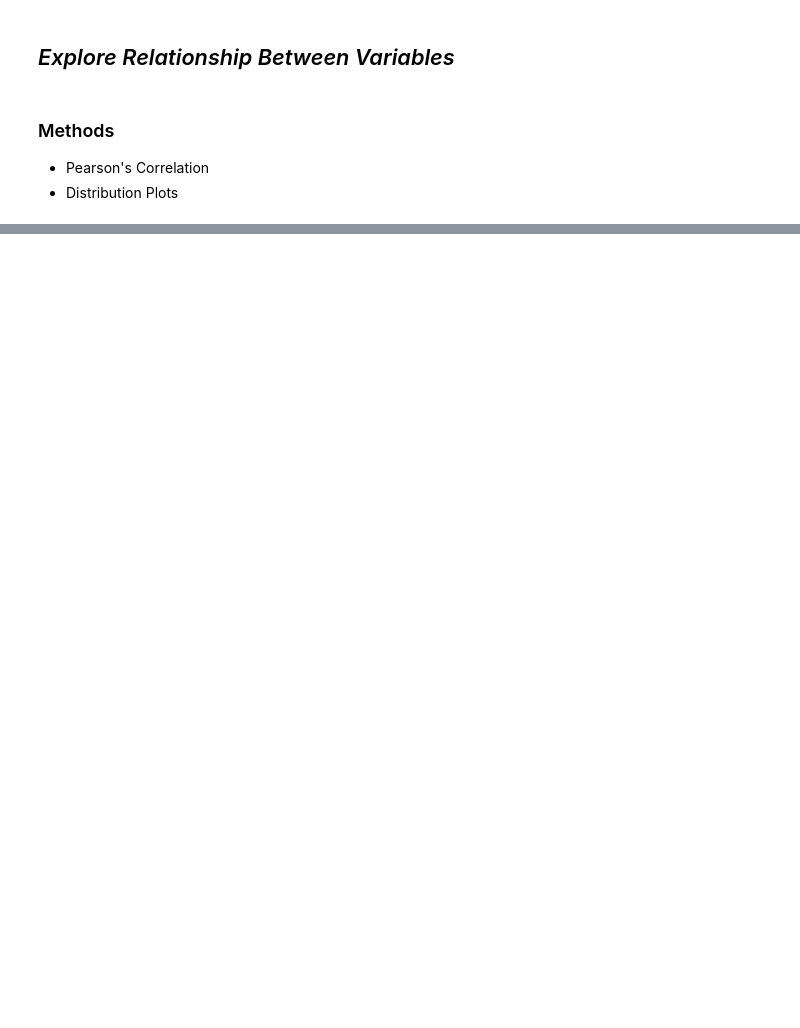
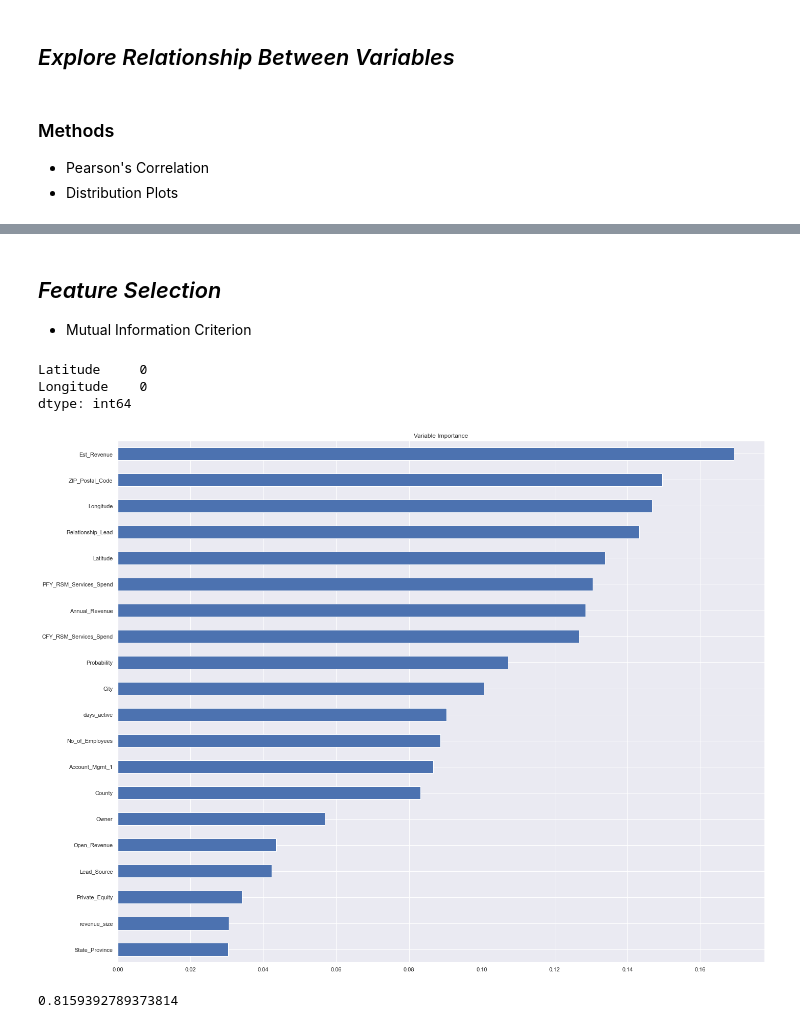
Before and after one commit to benkarabinus/TOOL1_FINAL_PROJECT, a Jupyter notebook: Karabinus_Ben_Final_Project_Rough.ipynb, the cells around one changed output, grey strips where cells are left out. Saved outputs shown, nothing was run; the diff lists cells and outputs as text; code cells hidden in the pictures; blank space fills up the shorter version.

```diff
--- a/Karabinus_Ben_Final_Project_Rough.ipynb
+++ b/Karabinus_Ben_Final_Project_Rough.ipynb
@@ -286,0 +497,48 @@ opportunities.to_excel('Opportunity_reduced.xlsx')
+# %% [markdown]
+## *_Feature Selection_*
+
+- Mutual Information Criterion
+# %%
+opportunities.drop(columns=['Est_Close_Date', 'System_Close_Date', 'Created_On'], inplace=True)
+opportunities.dropna(axis=0, inplace=True)
+# %%
+opportunities[['Latitude', 'Longitude']].isna().sum()
+# %% [output]
+Latitude     0
+Longitude    0
+dtype: int64
+# %%
+"""preprocessing"""
+x = opportunities.iloc[:, :-1]
+y = opportunities.iloc[:, -1]
+x_catboost = opportunities.iloc[:, :-1]
+y_catboost = opportunities.iloc[:, -1]
+numeric_idx = x.select_dtypes(include=['int64', 'float64']).columns
+categorical_idx = x.select_dtypes(include=['object', 'bool']).columns
+oe = OrdinalEncoder()
+oe.fit(x[categorical_idx])
+x[categorical_idx] = oe.transform(x[categorical_idx])
+numeric_scaler = RobustScaler()
+x[numeric_idx] = numeric_scaler.fit_transform(x[numeric_idx])
+le = LabelEncoder()
+le.fit(y)
+y = le.transform(y)
+x_train, x_test, y_train, y_test = train_test_split(x, y, test_size=0.30, random_state=1)
+x_train_cat, x_test_cat, y_train_cat, y_test_cat = train_test_split(x, y, test_size=0.30, random_state=1)
+# %%
+"""define Mutual Info classifier"""
+importance = mutual_info_classif(x_train, y_train, random_state=14)
+importance = pd.Series(importance, index=x_test.columns)
+importance.sort_values(ascending=False, inplace=True)
+#selector = SelectKBest(score_func=mutual_info_classif, k=20)
+#selector.fit(x_train, y_train)
+#importance_2 = pd.Series(selector.scores_[0:20], index=selector.get_feature_names_out())
+#importance_2.sort_values(ascending=False, inplace=True)
+#x_train_features = selector.transform(x_train)
+# %%
+"""Plot variable importance"""
+importance[0:20].sort_values(ascending=True).plot.barh(figsize=(20, 15))
+plt.title('Variable Importance')
+plt.tight_layout()
+# %% [output]
+[figure, added]
@@ -286,0 +549,10 @@ opportunities.to_excel('Opportunity_reduced.xlsx')
+# %%
+"""really light gbm"""
+lgbm_model = LGBMClassifier()
+lgbm_model.fit(x_train, y_train)
+
+predictions = lgbm_model.predict(x_test)
+accuracy = accuracy_score(y_test, predictions)
+accuracy
+# %% [output]
+0.8159392789373814
```
Also changed, not shown: parts of 65 cells of this notebook, 7 other files.
